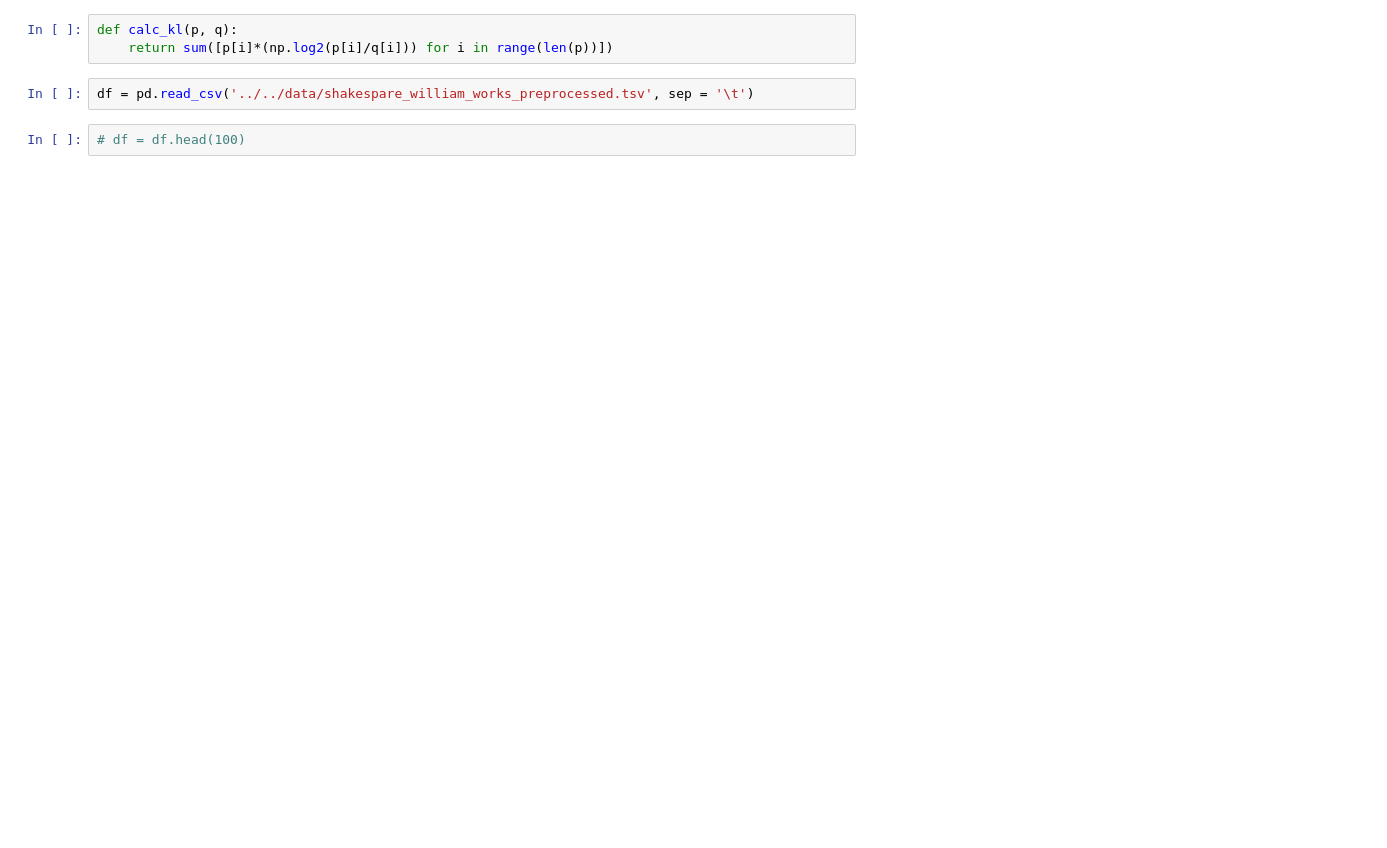
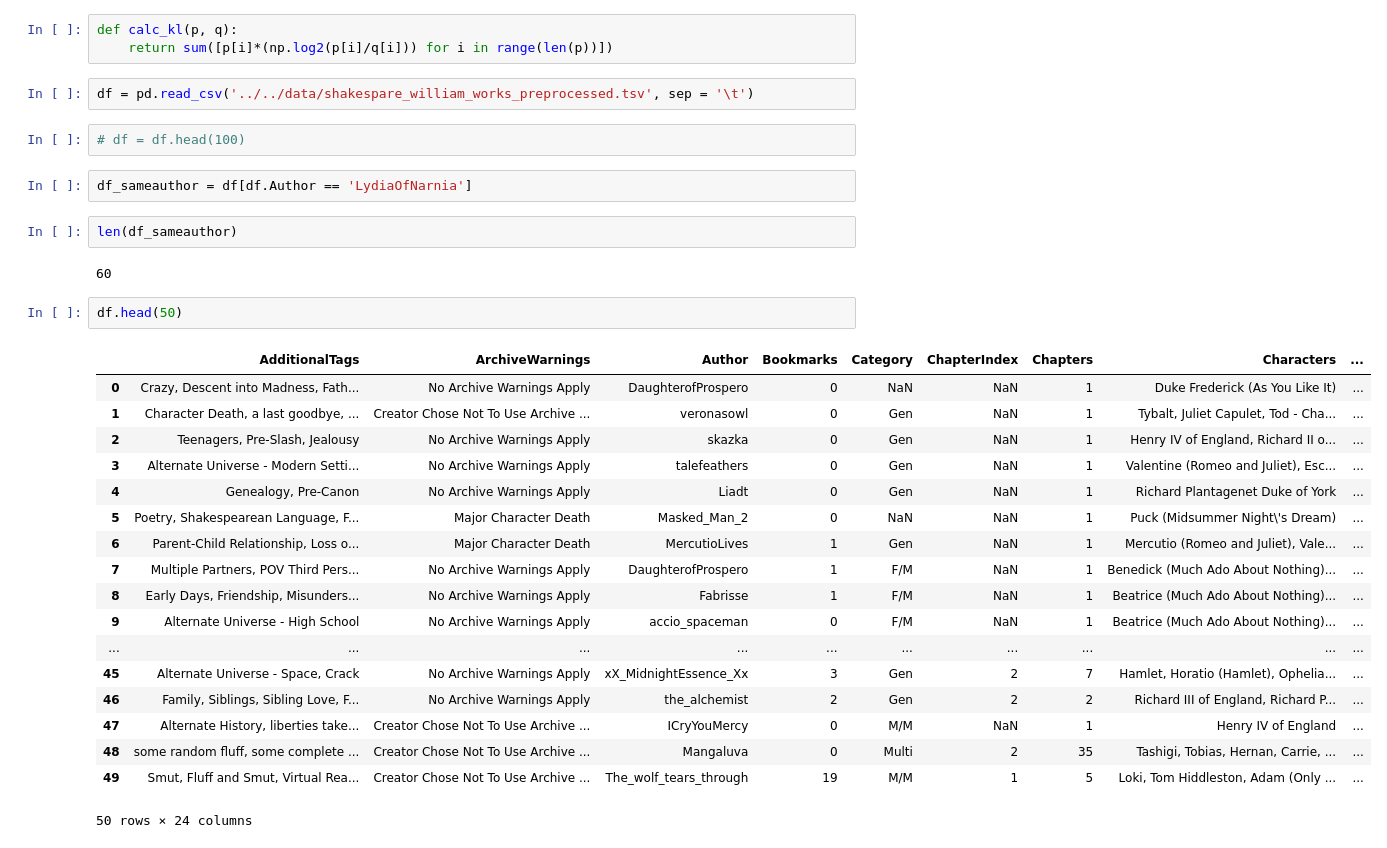
Before and after one commit to yzjing/ao3_old, a Jupyter notebook: exps/20161123_ngram_kl/20161229_unigram_GoodTuring.ipynb, the cells around one changed output. Drawn from its saved outputs; the diff is of its cells as text; blank space fills up the shorter version.

```diff
--- a/exps/20161123_ngram_kl/20161229_unigram_GoodTuring.ipynb
+++ b/exps/20161123_ngram_kl/20161229_unigram_GoodTuring.ipynb
@@ -69,3 +70,30 @@ def calc_kl(p, q):
 df = pd.read_csv('../../data/shakespare_william_works_preprocessed.tsv', sep = '\t')
 # %%
 # df = df.head(100)
+# %%
+df_sameauthor = df[df.Author == 'LydiaOfNarnia']
+# %%
+len(df_sameauthor)
+# %% [output]
+60
+# %%
+df.head(50)
+# %% [output]
+|  | AdditionalTags | ArchiveWarnings | Author | Bookmarks | Category | ChapterIndex | Chapters | Characters | ... |
+| 0 | Crazy, Descent into Madness, Fath... | No Archive Warnings Apply | DaughterofProspero | 0 | NaN | NaN | 1 | Duke Frederick (As You Like It) | ... |
+| 1 | Character Death, a last goodbye, ... | Creator Chose Not To Use Archive ... | veronasowl | 0 | Gen | NaN | 1 | Tybalt, Juliet Capulet, Tod - Cha... | ... |
+| 2 | Teenagers, Pre-Slash, Jealousy | No Archive Warnings Apply | skazka | 0 | Gen | NaN | 1 | Henry IV of England, Richard II o... | ... |
+| 3 | Alternate Universe - Modern Setti... | No Archive Warnings Apply | talefeathers | 0 | Gen | NaN | 1 | Valentine (Romeo and Juliet), Esc... | ... |
+| 4 | Genealogy, Pre-Canon | No Archive Warnings Apply | Liadt | 0 | Gen | NaN | 1 | Richard Plantagenet Duke of York | ... |
+| 5 | Poetry, Shakespearean Language, F... | Major Character Death | Masked_Man_2 | 0 | NaN | NaN | 1 | Puck (Midsummer Night\'s Dream) | ... |
+| 6 | Parent-Child Relationship, Loss o... | Major Character Death | MercutioLives | 1 | Gen | NaN | 1 | Mercutio (Romeo and Juliet), Vale... | ... |
+| 7 | Multiple Partners, POV Third Pers... | No Archive Warnings Apply | DaughterofProspero | 1 | F/M | NaN | 1 | Benedick (Much Ado About Nothing)... | ... |
+| 8 | Early Days, Friendship, Misunders... | No Archive Warnings Apply | Fabrisse | 1 | F/M | NaN | 1 | Beatrice (Much Ado About Nothing)... | ... |
+| 9 | Alternate Universe - High School | No Archive Warnings Apply | accio_spaceman | 0 | F/M | NaN | 1 | Beatrice (Much Ado About Nothing)... | ... |
+| ... | ... | ... | ... | ... | ... | ... | ... | ... | ... |
+| 45 | Alternate Universe - Space, Crack | No Archive Warnings Apply | xX_MidnightEssence_Xx | 3 | Gen | 2 | 7 | Hamlet, Horatio (Hamlet), Ophelia... | ... |
+| 46 | Family, Siblings, Sibling Love, F... | No Archive Warnings Apply | the_alchemist | 2 | Gen | 2 | 2 | Richard III of England, Richard P... | ... |
+| 47 | Alternate History, liberties take... | Creator Chose Not To Use Archive ... | ICryYouMercy | 0 | M/M | NaN | 1 | Henry IV of England | ... |
+| 48 | some random fluff, some complete ... | Creator Chose Not To Use Archive ... | Mangaluva | 0 | Multi | 2 | 35 | Tashigi, Tobias, Hernan, Carrie, ... | ... |
+| 49 | Smut, Fluff and Smut, Virtual Rea... | Creator Chose Not To Use Archive ... | The_wolf_tears_through | 19 | M/M | 1 | 5 | Loki, Tom Hiddleston, Adam (Only ... | ... |
+50 rows × 24 columns
```
Also changed, not shown: parts of 7 cells of this notebook, 19 other files.
